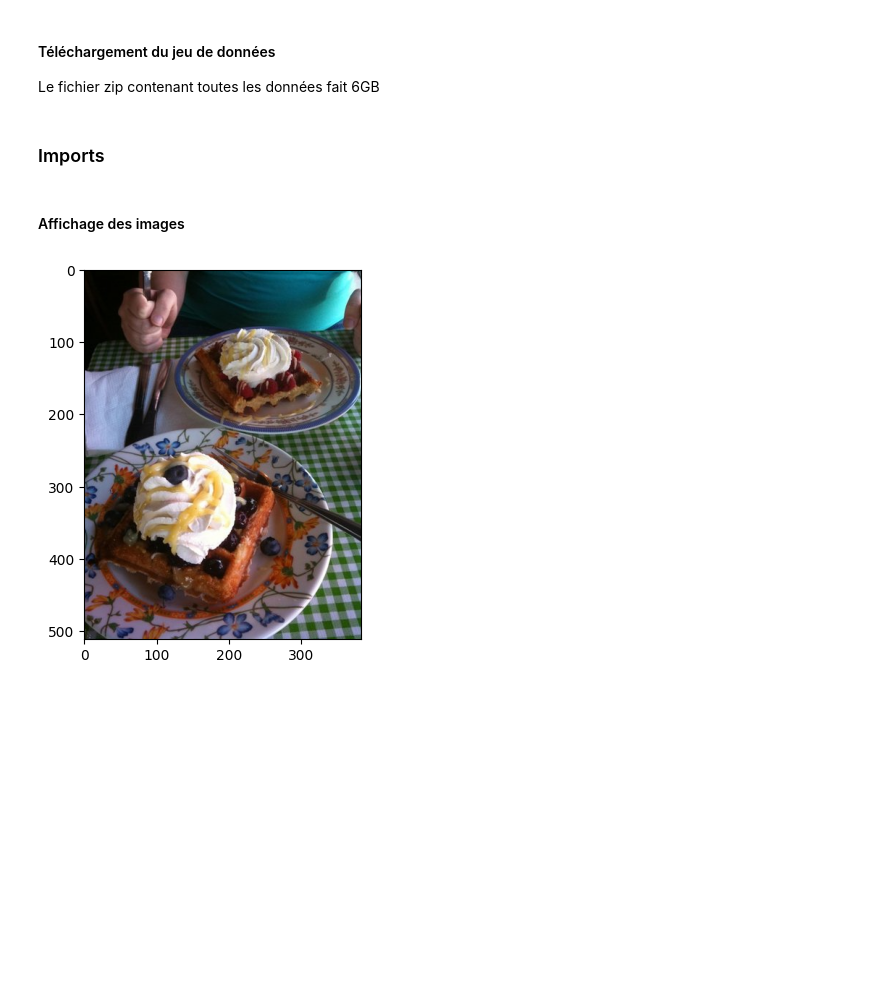
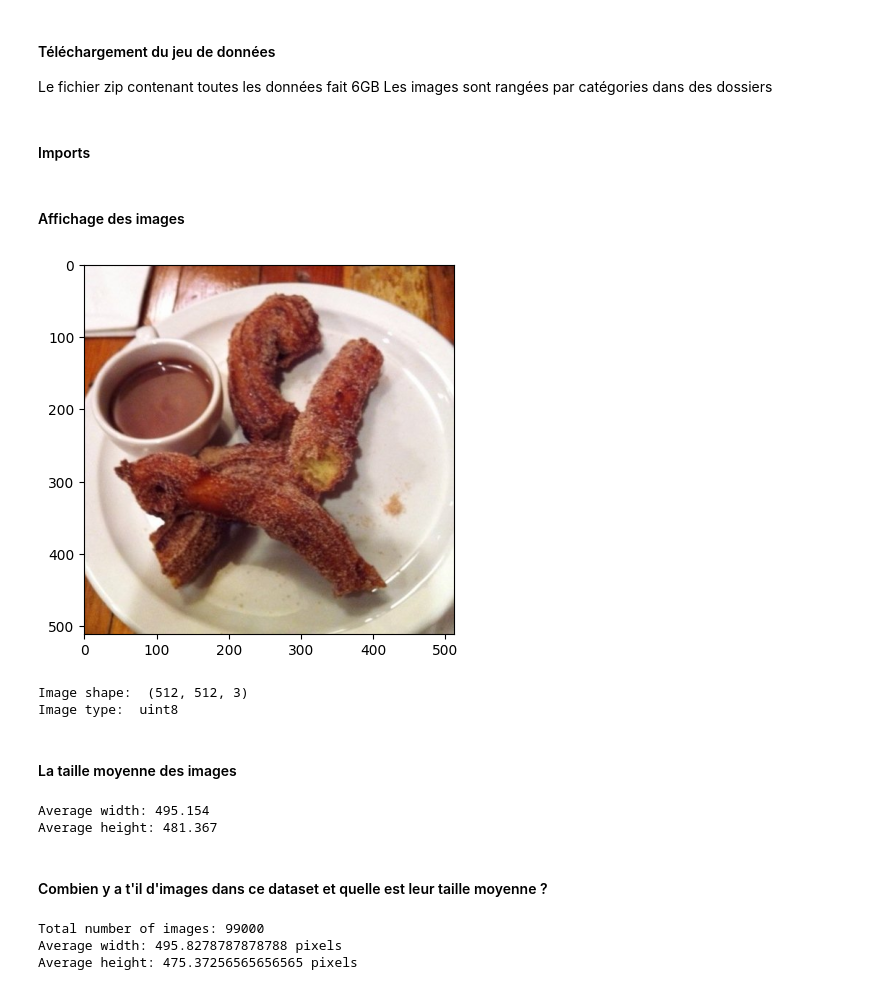
Before and after one commit to VeneziaFanny/food-recognition-ai, a Jupyter notebook: data-preparation.ipynb, the cells around one changed output. Saved outputs shown, nothing was run; the diff lists cells and outputs as text; code cells hidden in the pictures; blank space fills up the shorter version.

Commit message:
Taille moyenne des images

```diff
--- a/data-preparation.ipynb
+++ b/data-preparation.ipynb
@@ -1,8 +1,9 @@
 # %% [markdown]
 #### Téléchargement du jeu de données
 Le fichier zip contenant toutes les données fait 6GB
+Les images sont rangées par catégories dans des dossiers
 # %% [markdown]
-### Imports
+#### Imports
 # %%
 import os
 import matplotlib.pyplot as plt
@@ -29,22 +12,88 @@ import matplotlib.image as mpimg
 # %% [markdown]
 #### Affichage des images
 # %%
-folder_path = '5eme dataset/images/waffles'
+folder_path = '5eme dataset/images/churros'
 
 # Obtenir la liste de tous les fichiers dans le dossier
 files = os.listdir(folder_path)
 
 # Trier la liste des fichiers
 files.sort()
 
 # Obtenir le chemin complet du premier fichier
 first_image_path = os.path.join(folder_path, files[0])
 
 # Lire l'image
 img = mpimg.imread(first_image_path)
 
 # Afficher l'image
 plt.imshow(img)
 plt.show()
+print("Image shape: ", img.shape)
+print("Image type: ", img.dtype)
 # %% [output]
-[figure, old version]
+[figure, new version]
+Image shape:  (512, 512, 3)
+Image type:  uint8
+# %% [markdown]
+#### La taille moyenne des images
+# %%
+# Initialiser les variables pour stocker la somme des dimensions
+total_width = 0
+total_height = 0
+num_images = 0
+
+# Parcourir tous les fichiers dans le dossier
+for file in os.listdir(folder_path):
+    # Vérifier si le fichier est une image (se termine par '.jpg')
+    if file.endswith('.jpg'):
+        # Ouvrir l'image et obtenir ses dimensions
+        img = Image.open(os.path.join(folder_path, file))
+        width, height = img.size
+
+        # Ajouter les dimensions à la somme totale
+        total_width += width
+        total_height += height
+
+        # Compter le nombre d'images
+        num_images += 1
+
+# Calculer les dimensions moyennes
+average_width = total_width / num_images
+average_height = total_height / num_images
+
+print(f"Average width: {average_width} pixels")
+print(f"Average height: {average_height} pixels")
+# %% [output]
+Average width: 495.154
+Average height: 481.367
+# %% [markdown]
+#### Combien y a t'il d'images dans ce dataset et quelle est leur taille moyenne ?
+# %%
+folder_path = '5eme dataset/images'
+total_width = 0
+total_height = 0
+first_num_images = 0
+
+for root, dirs, files in os.walk(folder_path):
+    for file in files:
+        if file.endswith('.jpg'):
+            first_num_images += 1
+
+            img = Image.open(os.path.join(root, file))
+            width, height = img.size
+
+            total_width += width
+            total_height += height
+
+# Calculer les dimensions moyennes
+average_width = total_width / first_num_images
+average_height = total_height / first_num_images
+
+print(f"Total number of images: {first_num_images}")
+print(f"Average width: {average_width} pixels")
+print(f"Average height: {average_height} pixels")
+# %% [output]
+Total number of images: 99000
+Average width: 495.8278787878788 pixels
+Average height: 475.37256565656565 pixels
```
Also changed, not shown: parts of 2 cells of this notebook.
